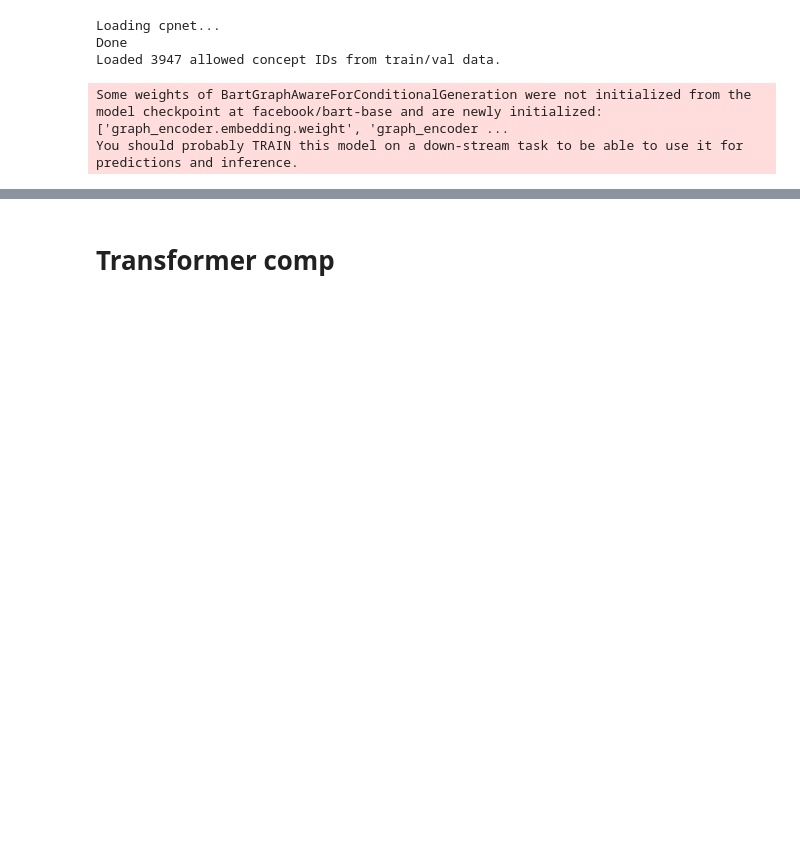
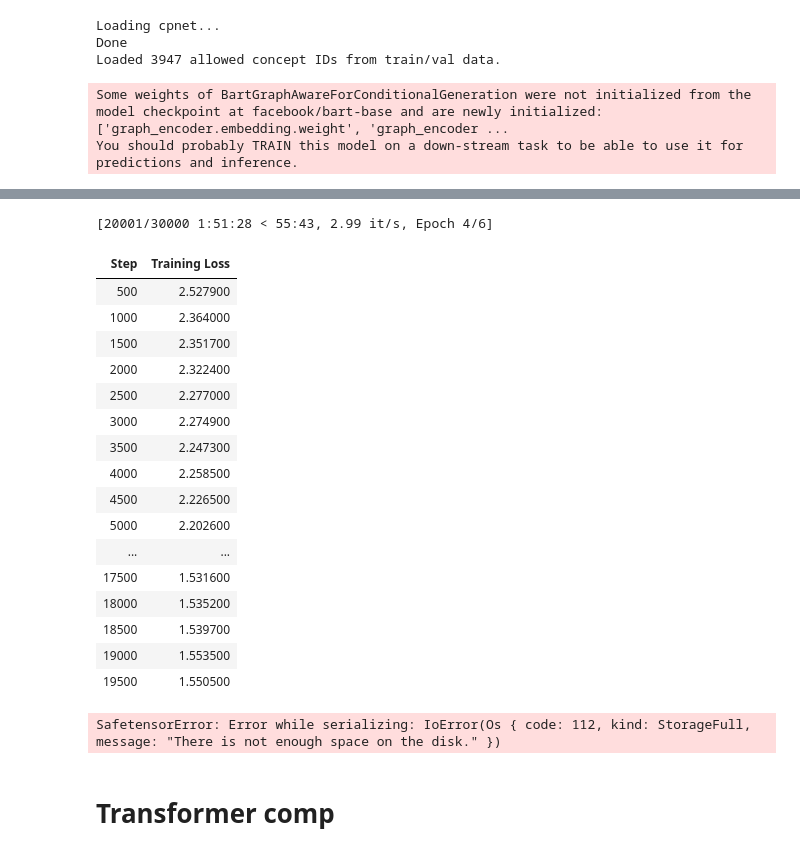
Before and after one commit to PenelopeKing/Efficient-Common-Sense-in-LLMs-via-Knowledge-Graph-Compression, a Jupyter notebook: running_models.ipynb, the cells around one changed output, grey strips where cells are left out. Cells and saved outputs as stored; diff of their text form; code cells hidden in the pictures; blank space fills up the shorter version.

```diff
--- a/running_models.ipynb
+++ b/running_models.ipynb
@@ -105,11 +133,11 @@ Loaded 3947 allowed concept IDs from train/val data.
 source_path=f"{DATA_PATH}/train.source"
 target_path=f"{DATA_PATH}/train.target"
 model_name = "facebook/bart-base"
-output_dir = "FINAL_Model_RGCN"
-max_len = 128
+output_dir = "FINAL_Model_RGCN_Anlg"
+max_len = 256
 epochs = 6
-train_batch_size = 20
-num_points = 25_596
+train_batch_size = 10
+num_points = 50_000
 # %%
 trainer = get_KG_RGCN_trainer(
     source_path=source_path,
@@ -134,3 +155,25 @@ KeyboardInterrupt:
+# %%
+trainer.train()
+# %% [output]
+[20001/30000 1:51:28 < 55:43, 2.99 it/s, Epoch 4/6]
+| Step | Training Loss |
+| 500 | 2.527900 |
+| 1000 | 2.364000 |
+| 1500 | 2.351700 |
+| 2000 | 2.322400 |
+| 2500 | 2.277000 |
+| 3000 | 2.274900 |
+| 3500 | 2.247300 |
+| 4000 | 2.258500 |
+| 4500 | 2.226500 |
+| 5000 | 2.202600 |
+| ... | ... |
+| 17500 | 1.531600 |
+| 18000 | 1.535200 |
+| 18500 | 1.539700 |
+| 19000 | 1.553500 |
+| 19500 | 1.550500 |
+SafetensorError: Error while serializing: IoError(Os { code: 112, kind: StorageFull, message: "There is not enough space on the disk." })
 # %% [markdown]
 # Transformer comp
 # %%
```
Also changed, not shown: parts of 33 cells of this notebook, 7 other files.
